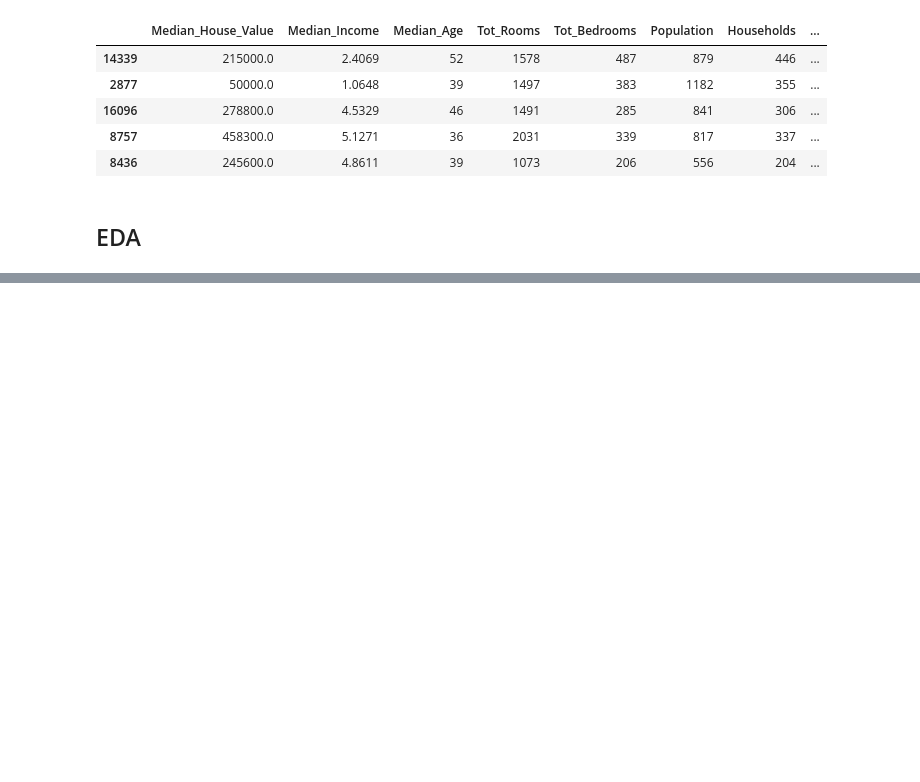
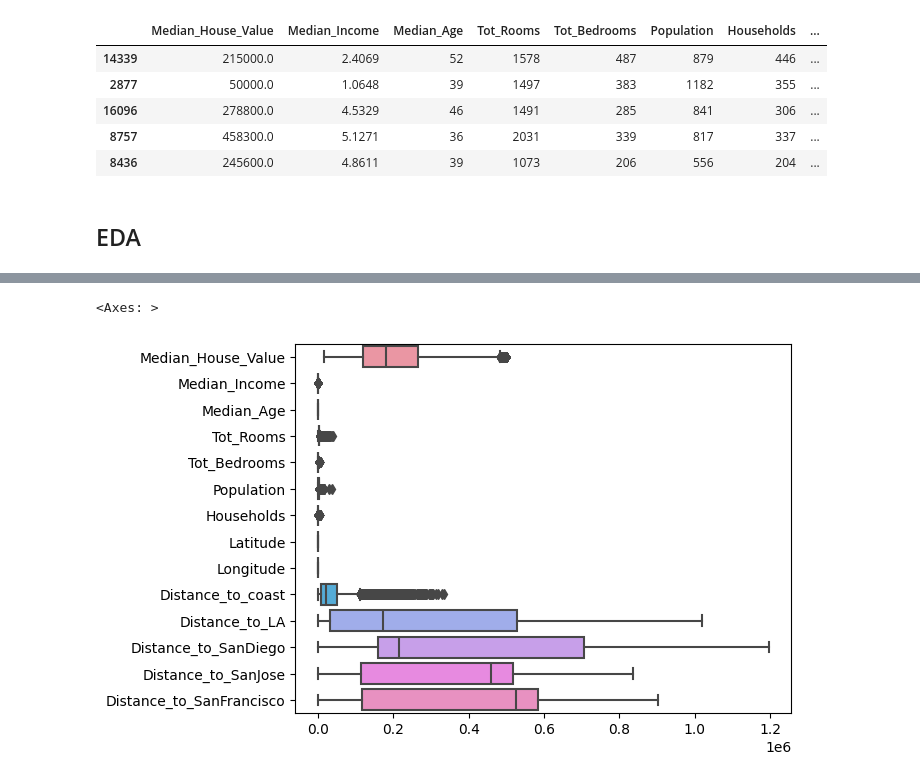
Before and after one commit to luiscberrocal/hacktoberfest-2023, a Jupyter notebook: kaggle/California House Prices.ipynb, the cells around one changed output, grey strips where cells are left out. Drawn from its saved outputs; the diff is of its cells as text; code cells hidden in the pictures; blank space fills up the shorter version.

```diff
--- a/kaggle/California House Prices.ipynb
+++ b/kaggle/California House Prices.ipynb
@@ -58,0 +61,5 @@ plt.show()
+# %%
+sns.boxplot(data=df, orient='h')
+# %% [output]
+<Axes: >
+[figure, added]
```
Also changed, not shown: parts of 5 cells of this notebook, 1 other file.
